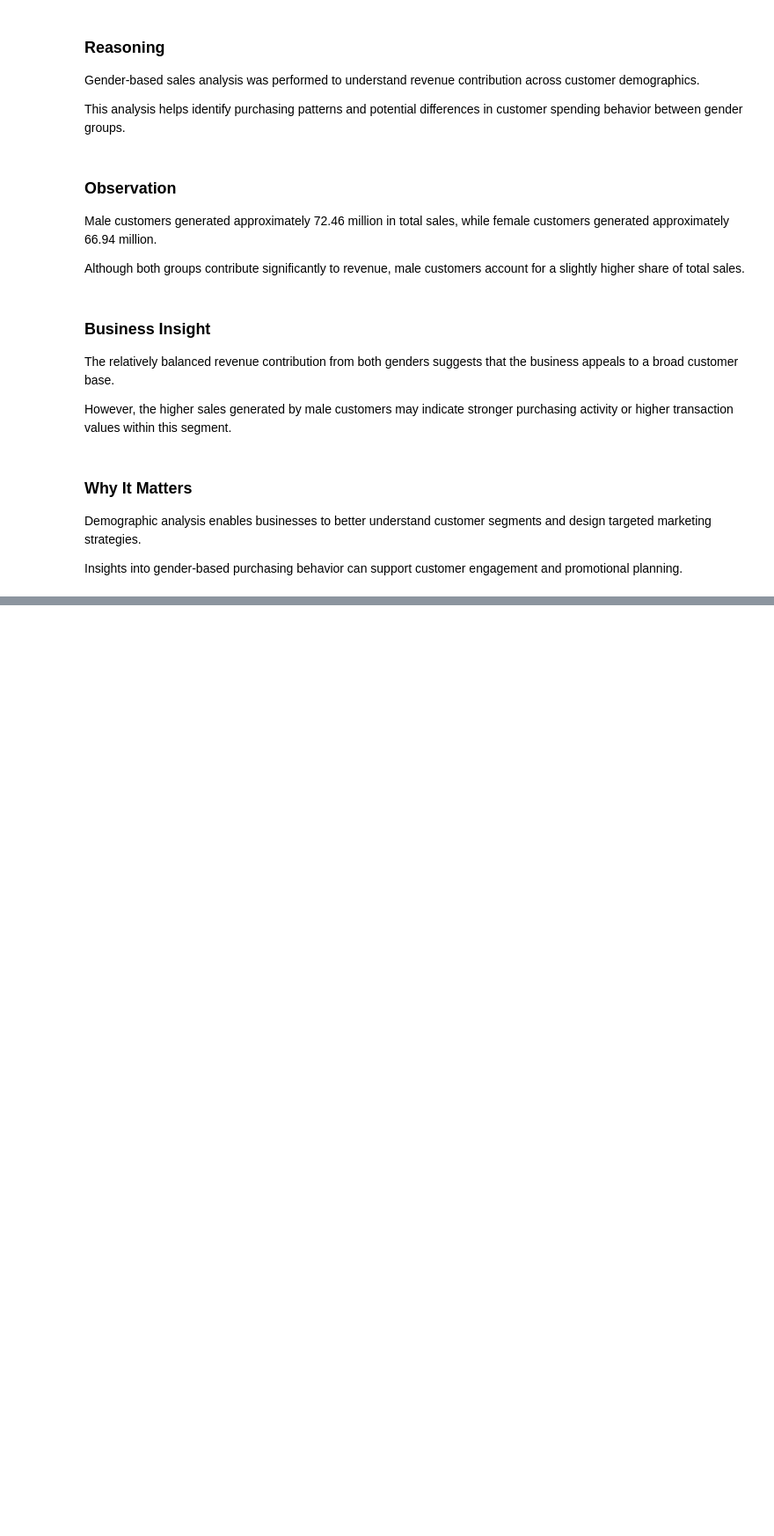
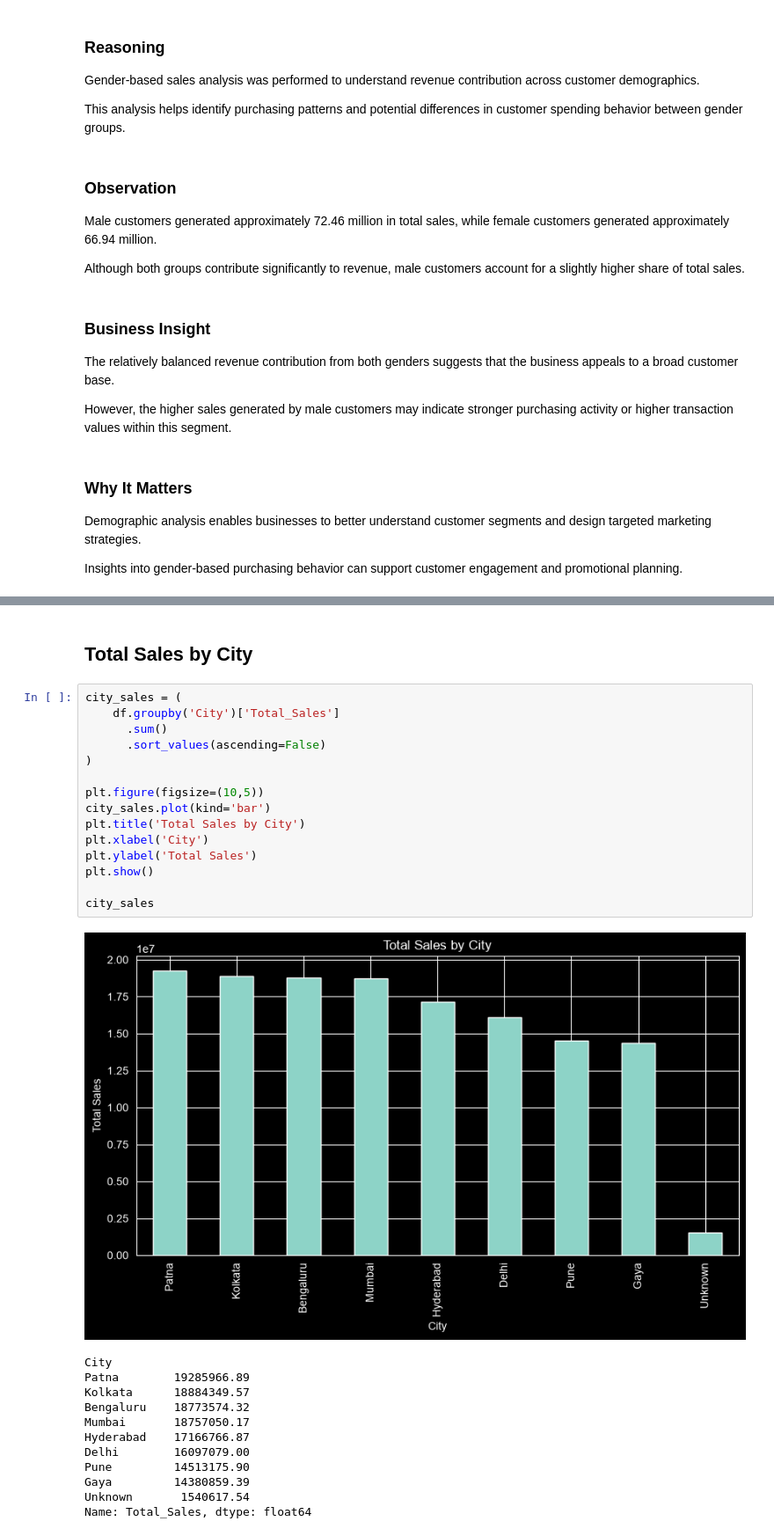
Before and after one commit to Sunita-lab/ApexPlanet-Internship-Ecommerce-Customer-Analytics, a Jupyter notebook: task 02 - EDA and business analytics/eda_and_business_analytics.ipynb, the cells around one changed output, grey strips where cells are left out. Shown at 88% size. Saved outputs shown, nothing was run; the diff lists cells and outputs as text; blank space fills up the shorter version.

Commit message:
Add customer demographics, city analysis and advanced EDA

```diff
--- a/task 02 - EDA and business analytics/eda_and_business_analytics.ipynb
+++ b/task 02 - EDA and business analytics/eda_and_business_analytics.ipynb
@@ -804,0 +856,30 @@ Insights into gender-based purchasing behavior can support customer engagement a
+# %% [markdown]
+## Total Sales by City
+# %%
+city_sales = (
+    df.groupby('City')['Total_Sales']
+      .sum()
+      .sort_values(ascending=False)
+)
+
+plt.figure(figsize=(10,5))
+city_sales.plot(kind='bar')
+plt.title('Total Sales by City')
+plt.xlabel('City')
+plt.ylabel('Total Sales')
+plt.show()
+
+city_sales
+# %% [output]
+[figure, added]
+City
+Patna        19285966.89
+Kolkata      18884349.57
+Bengaluru    18773574.32
+Mumbai       18757050.17
+Hyderabad    17166766.87
+Delhi        16097079.00
+Pune         14513175.90
+Gaya         14380859.39
+Unknown       1540617.54
+Name: Total_Sales, dtype: float64
```
Also changed, not shown: parts of 10 cells of this notebook.
